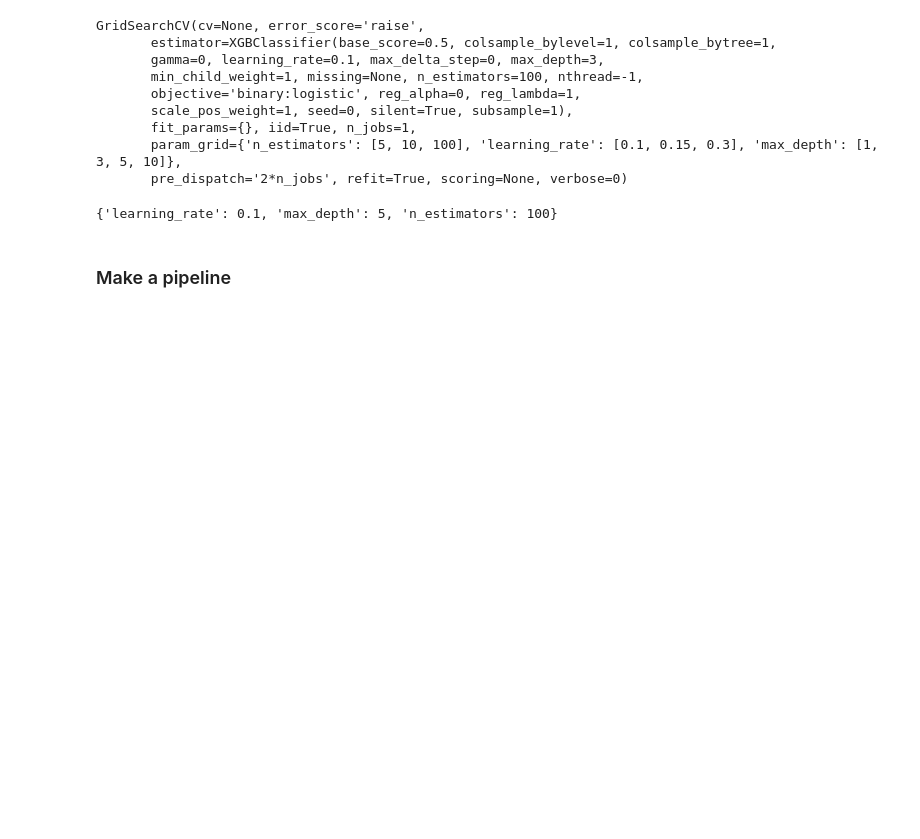
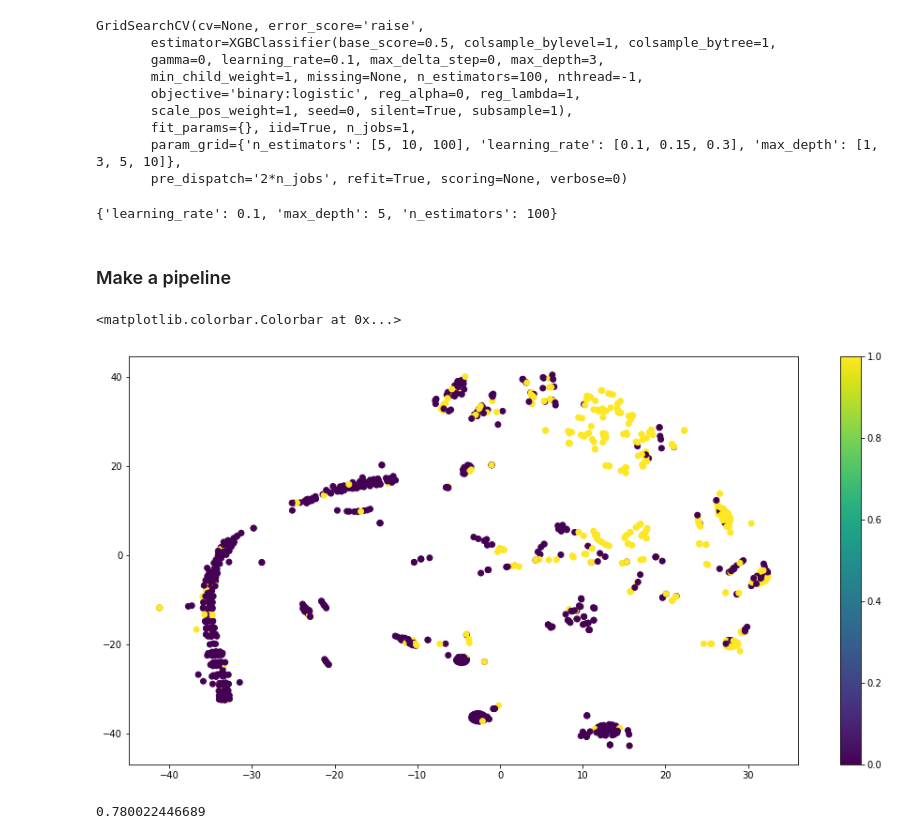
Before and after one commit to coolshuma/machine-learning, a Jupyter notebook: Methods trying.ipynb, the cells around one changed output. Saved outputs shown, nothing was run; the diff lists cells and outputs as text; code cells hidden in the pictures; blank space fills up the shorter version.

Commit message:
try TSNE

```diff
--- a/Methods trying.ipynb
+++ b/Methods trying.ipynb
@@ -264,3 +265,41 @@ estimator = pipeline.Pipeline(steps = [
 estimator.fit(train_data, y)
 pred = estimator.predict(test_data)
 write_to_csv('check.csv', ['PassengerId', 'Survived'], pred)
+# %%
+from sklearn.manifold.t_sne import TSNE
+model = TSNE(method='exact')
+# %%
+estimator = pipeline.Pipeline(steps = [
+    ('feature_preprocessing', pipeline.FeatureUnion(transformer_list = [
+            #real
+            ('numeric_variables_processing', pipeline.Pipeline(steps = [
+                ('selecting', preprocessing.FunctionTransformer(lambda data: data[:, real_data_indices])),
+                ('scaling', preprocessing.StandardScaler(with_mean = 0))
+                        ])),
+
+            #categorical
+            ('categorical_variables_processing', pipeline.Pipeline(steps = [
+                ('selecting', preprocessing.FunctionTransformer(lambda data: data[:, cat_data_indices])),
+                ('hot_encoding', preprocessing.OneHotEncoder(handle_unknown = 'ignore'))
+                        ])),
+        ])),
+    ('model_fitting', model)
+    ]
+)
+# %%
+transformed_train_data = estimator.fit_transform(train_data)
+# %%
+plt.figure(figsize=(16,8))
+plt.scatter(transformed_train_data[:, 0], transformed_train_data[:, 1], c=y)
+plt.colorbar()
+# %% [output]
+<matplotlib.colorbar.Colorbar at 0x...>
+[figure, added]
+# %%
+from sklearn.linear_model import LogisticRegressionCV
+from sklearn.model_selection import cross_val_score
+clf = LogisticRegressionCV()
+score = cross_val_score(clf, transformed_train_data, y)
+print score.mean()
+# %% [output]
+0.780022446689
```
Also changed, not shown: parts of 3 cells of this notebook.
